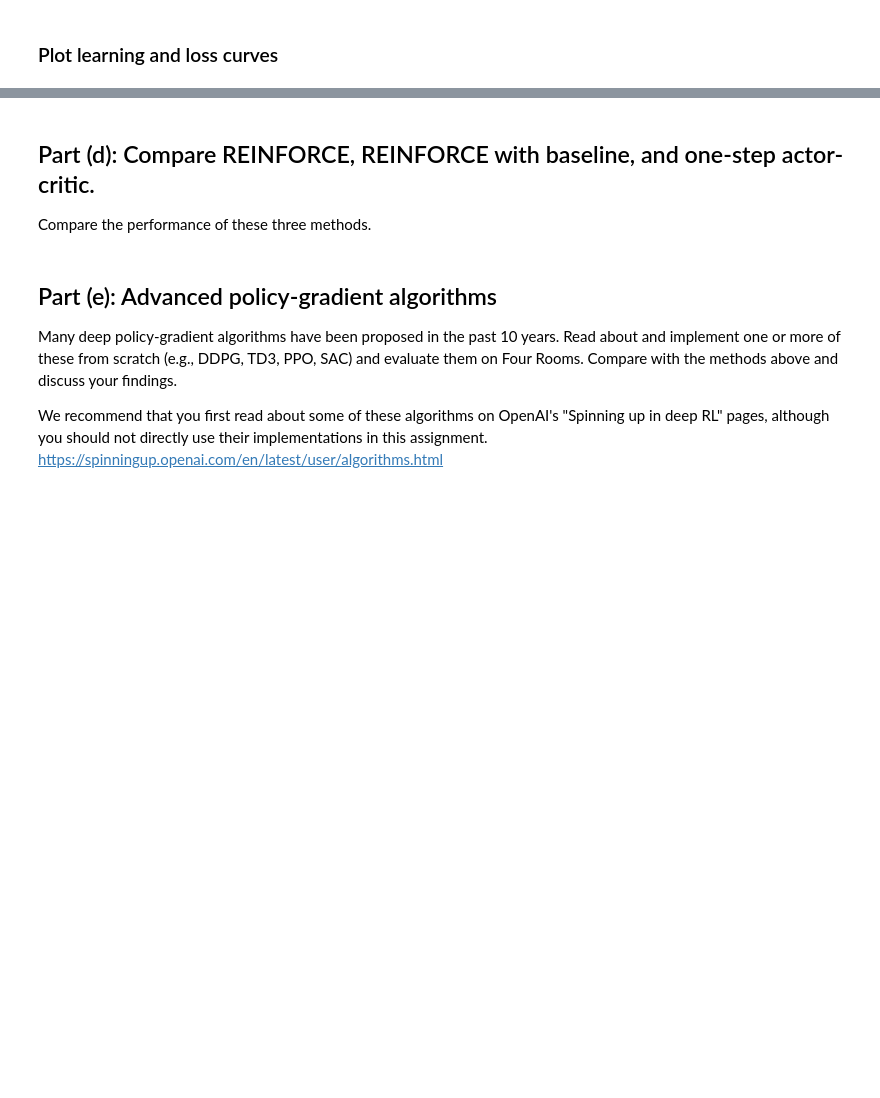
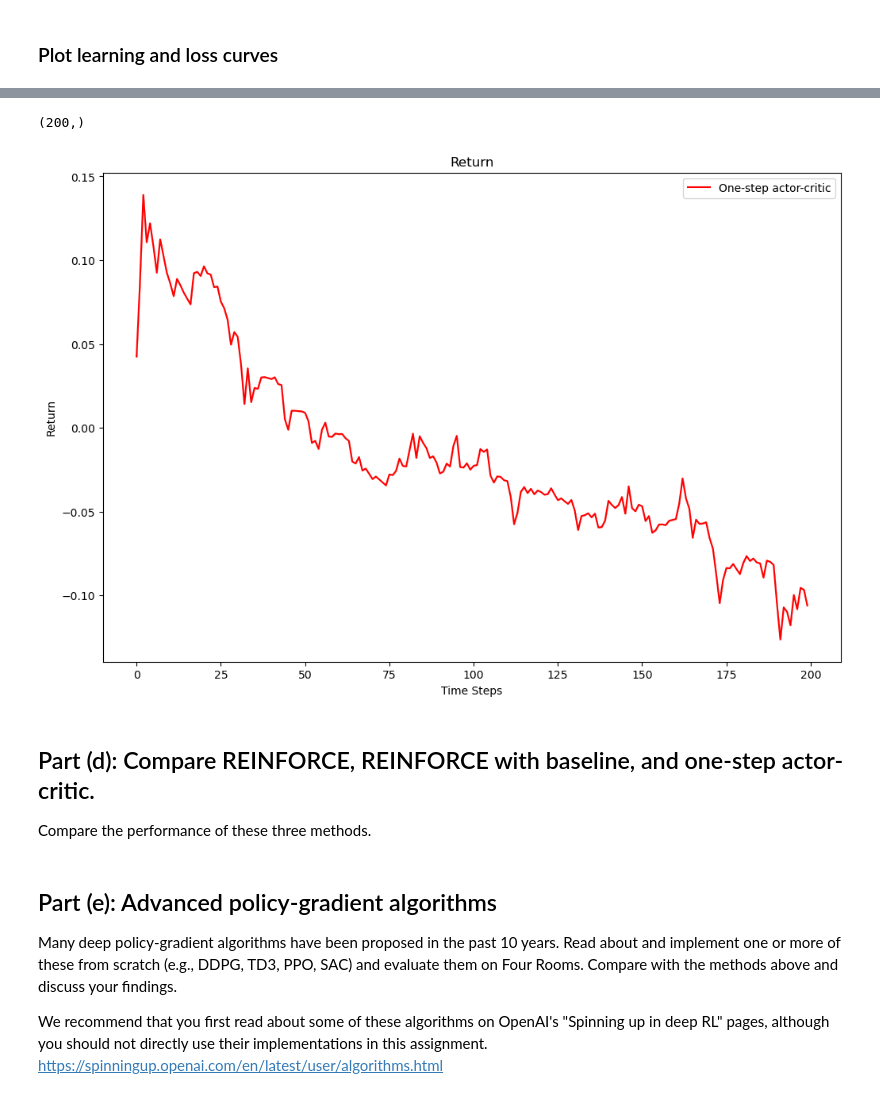
Before and after one commit to arjunjyothieswarb/CS5180, a Jupyter notebook: Assignment9/ex9.ipynb, the cells around one changed output, grey strips where cells are left out. Cells and saved outputs as stored; diff of their text form; code cells hidden in the pictures; blank space fills up the shorter version.

```diff
--- a/Assignment9/ex9.ipynb
+++ b/Assignment9/ex9.ipynb
@@ -738,9 +738,6 @@ class OneStepActorCriticAgentTrainer(object):
         self.saved_state_values = []
         self.saved_next_state_values = []
         self.saved_rewards = []
-
-        self.G = []
-        self.loss = []
 
 
         # Gamma
@@ -837,11 +834,12 @@ class OneStepActorCriticAgentTrainer(object):
 
         state, info = self.env.reset()
 
+        cum_return = 0
+        cum_loss = 0
+
         self.I = 0
 
         while(True):
-
-
 
             state_features = self.compute_state_feature(state)
             action, log_prob, state_val = self.agent.get_action(state_features)
@@ -866,12 +864,12 @@ class OneStepActorCriticAgentTrainer(object):
                 # Updating I
                 self.I = self.gamma * self.I
                 G, loss = self.update_agent_policy_network()
-                self.G.append(G)
-                self.loss.append(loss)
-                self.ep_bar.set_description(f"Episode: {self.ep} | Return: {G} | Loss: {loss:.2f}")
+                cum_return += G
+                cum_loss += loss
+                self.ep_bar.set_description(f"Episode: {self.ep} | Return: {cum_return} | Loss: {cum_loss:.2f}")
 
 
-        return self.G, self.loss
+        return cum_return, cum_loss
 
 
 
@@ -908,8 +906,8 @@ if __name__ == "__main__":
     my_env = FourRooms()
 
     train_params = {
-        'num_episodes': 10000,
-        'num_trials': 10,
+        'num_episodes': 2000,
+        'num_trials': 1,
         'learning_rate': 1e-3,
         'gamma': 0.99
     }
@@ -919,10 +917,10 @@ if __name__ == "__main__":
     for _ in range(train_params['num_trials']):
         my_agent = REINFORCEBaselineAgent()
         my_trainer = OneStepActorCriticAgentTrainer(my_agent, my_env, train_params)
-        actor_critic_returns, actor_critic_losses = my_trainer.run_train()
+        actor_critic_returns_val, actor_critic_losses_val = my_trainer.run_train()
 
-        actor_critic_returns.append(actor_critic_returns)
-        actor_critic_losses.append(actor_critic_losses)
+        actor_critic_returns.append(actor_critic_returns_val)
+        actor_critic_losses.append(actor_critic_losses_val)
 
 
 # actor_critic_returns, actor_critic_losses = None, None
@@ -936,3 +935,11 @@ plot_curves([np.array(actor_critic_losses)], ['One-step actor-critic'], ['b'], '
+# %%
+a = actor_critic_losses[0:200]
+b = np.array(a)
+print(b.shape)
+plot_curves([b.reshape(1,-1)], ['One-step actor-critic'], ['r'], 'Return', 'Return', smoothing = True)
+# %% [output]
+(200,)
+[figure, added]
 # %% [markdown]
 ## Part (d): Compare REINFORCE, REINFORCE with baseline, and one-step actor-critic.
 
```
Also changed, not shown: parts of 3 cells of this notebook.
